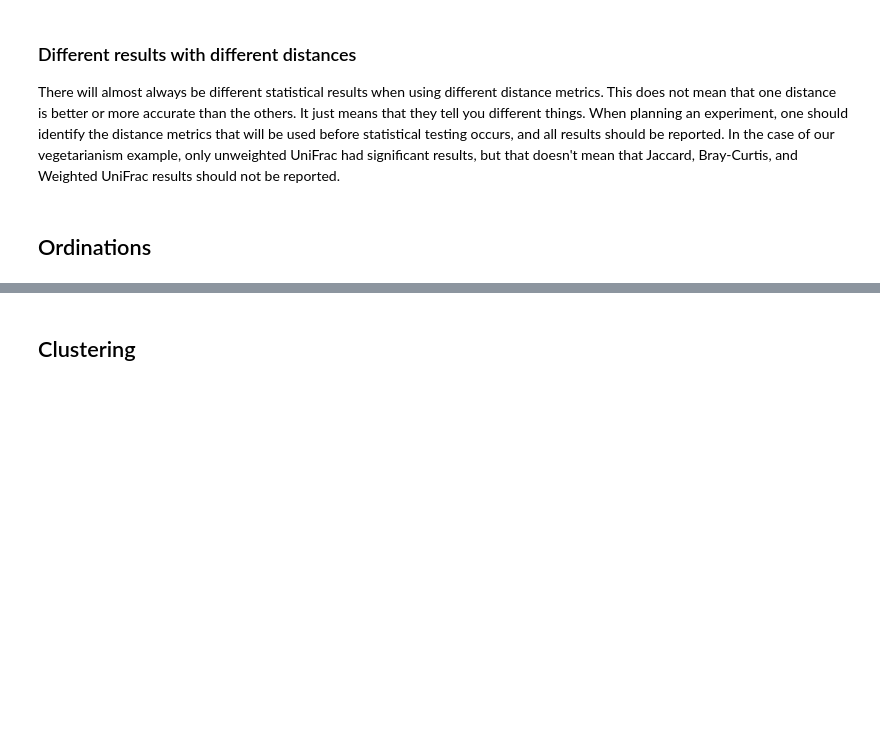
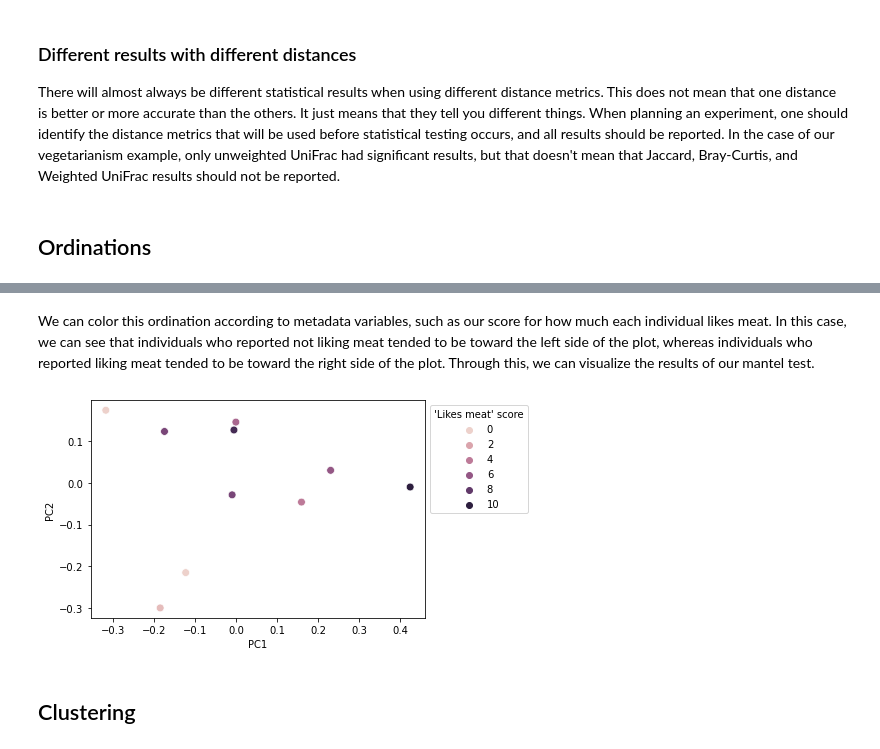
Before and after one commit to sterrettJD/CSCI-6118-Project, a Jupyter notebook: Notebooks/Beta-diversity.ipynb, the cells around one changed output, grey strips where cells are left out. Saved outputs shown, nothing was run; the diff lists cells and outputs as text; code cells hidden in the pictures; blank space fills up the shorter version.

Commit message:
Add ordination example

```diff
--- a/Notebooks/Beta-diversity.ipynb
+++ b/Notebooks/Beta-diversity.ipynb
@@ -434,3 +455,16 @@ There will almost always be different statistical results when using different d
+# %% [markdown]
+We can color this ordination according to metadata variables, such as our score for how much each individual likes meat. In this case, we can see that individuals who reported not liking meat tended to be toward the left side of the plot, whereas individuals who reported liking meat tended to be toward the right side of the plot. Through this, we can visualize the results of our mantel test.
+# %%
+ax = sns.scatterplot(x="PC1", y="PC2",
+                     hue=like_meat,
+                     data=u_uni_coords, s=60)
+
+ax.legend(bbox_to_anchor=(1,1),
+          title="'Likes meat' score")
+
+plt.show()
+# %% [output]
+[figure, added]
 # %% [markdown]
 ## Clustering
 # %% [markdown]
```
Also changed, not shown: parts of 5 cells of this notebook.
